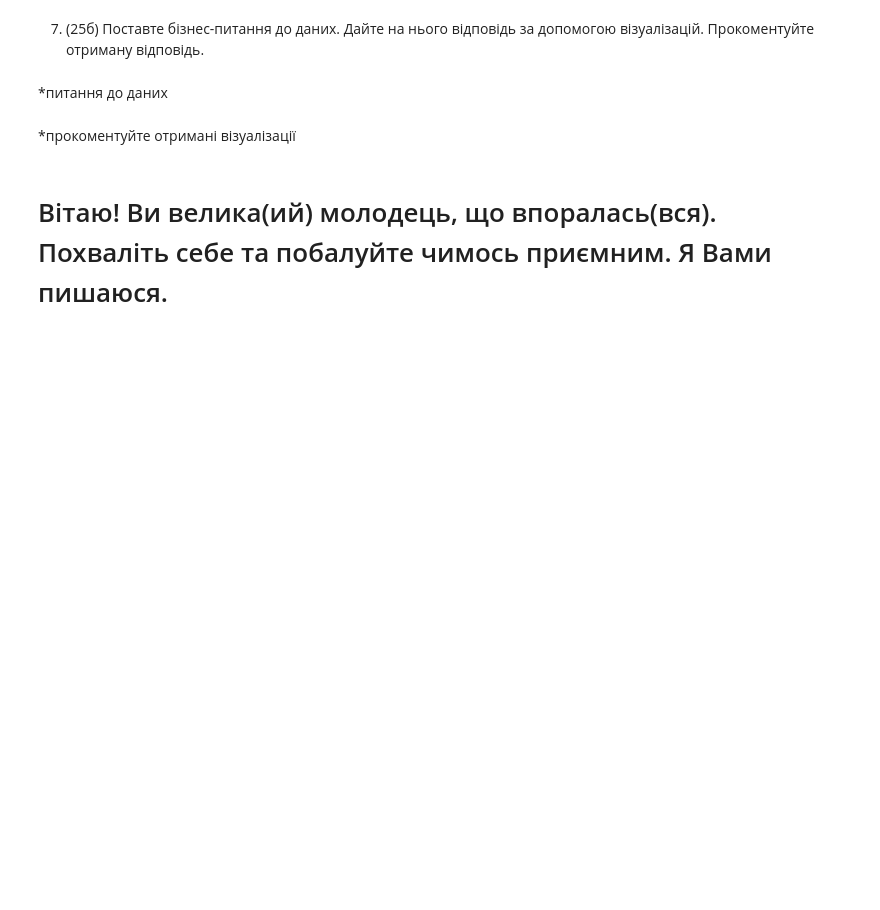
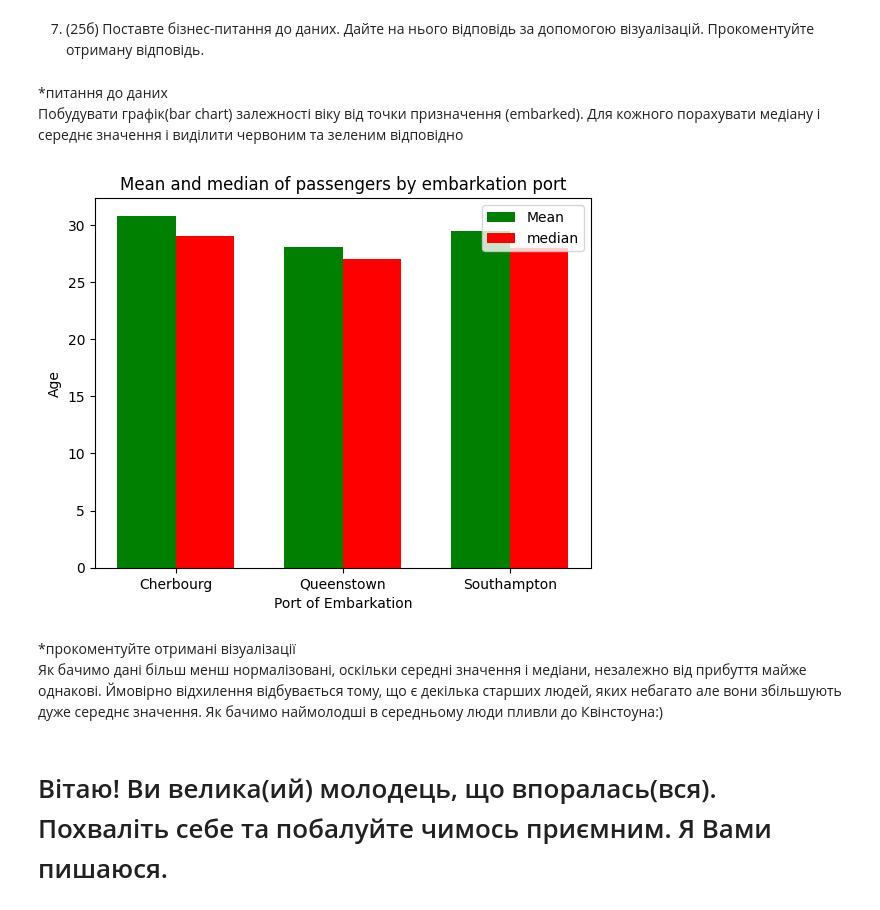
Before and after one commit to MaFiN1337/python-for-big-data-and-data-science, a Jupyter notebook: python_practice_10_2025.ipynb, the cells around one changed output. Cells and saved outputs as stored; diff of their text form; code cells hidden in the pictures; blank space fills up the shorter version.

```diff
--- a/python_practice_10_2025.ipynb
+++ b/python_practice_10_2025.ipynb
@@ -145,10 +145,31 @@ plt.show()
 Графік дуже наочно передає те, що ми й хотіли показати
 # %% [markdown]
 7. (25б) Поставте бізнес-питання до даних. Дайте на нього відповідь за допомогою візуалізацій. Прокоментуйте отриману відповідь.
-# %% [markdown]
-*питання до даних
-# %% [markdown]
-*прокоментуйте отримані візуалізації
+# %% [markdown]
+*питання до даних<br>
+Побудувати графік(bar chart) залежності віку від точки призначення (embarked). Для кожного порахувати медіану і середнє значення і виділити червоним та зеленим відповідно
+# %%
+raw_data_2 = df[df[['Age', 'Embarked']].notna().all(axis=1)][['Age', 'Embarked']]
+mean = raw_data_2.groupby('Embarked', as_index=False).agg(Mean=("Age", "mean"))
+median = raw_data_2.groupby('Embarked', as_index=False).agg(Median=("Age", "median"))
+data_to_plot = mean.merge(median, on="Embarked")
+figure7, ax7 = plt.subplots()
+ax7.set_title("Mean and median of passengers by embarkation port")
+ax7.set_ylabel("Age")
+ax7.set_xlabel("Port of Embarkation")
+x = np.arange(3)
+width = 0.35
+ax7.set_xticks(x)
+ax7.set_xticklabels(data_to_plot['Embarked'].replace({"C": "Cherbourg", "Q": "Queenstown", "S": "Southampton"}))
+ax7.bar(x - width/2, data_to_plot["Mean"], width, label="Mean", color="green")
+ax7.bar(x + width/2, data_to_plot["Median"], width, label="median", color="red")
+ax7.legend(loc="upper right")
+plt.show()
+# %% [output]
+[figure, added]
+# %% [markdown]
+*прокоментуйте отримані візуалізації<br>
+Як бачимо дані більш менш нормалізовані, оскільки середні значення і медіани, незалежно від прибуття майже однакові. Ймовірно відхилення відбувається тому, що є декілька старших людей, яких небагато але вони збільшують дуже середнє значення. Як бачимо наймолодші в середньому люди пливли до Квінстоуна:)
 # %% [markdown]
 # Вітаю! Ви велика(ий) молодець, що впоралась(вся). Похваліть себе та побалуйте чимось приємним. Я Вами пишаюся.
 # %% [markdown]
```
